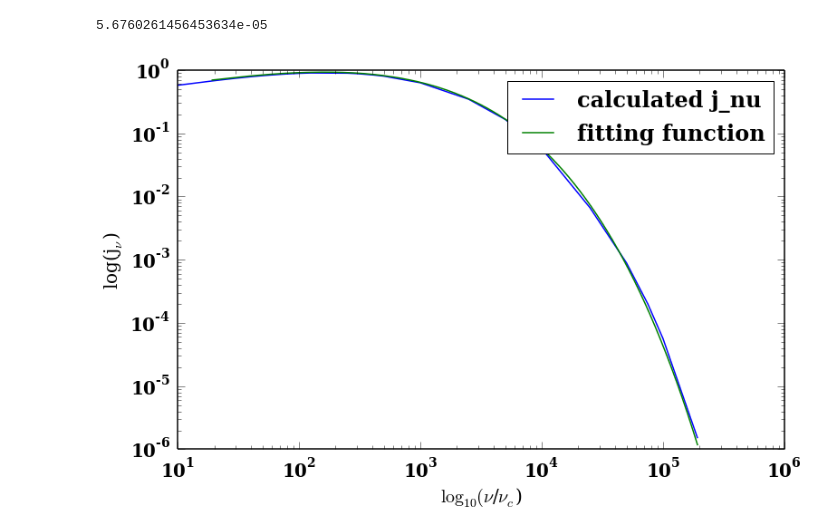
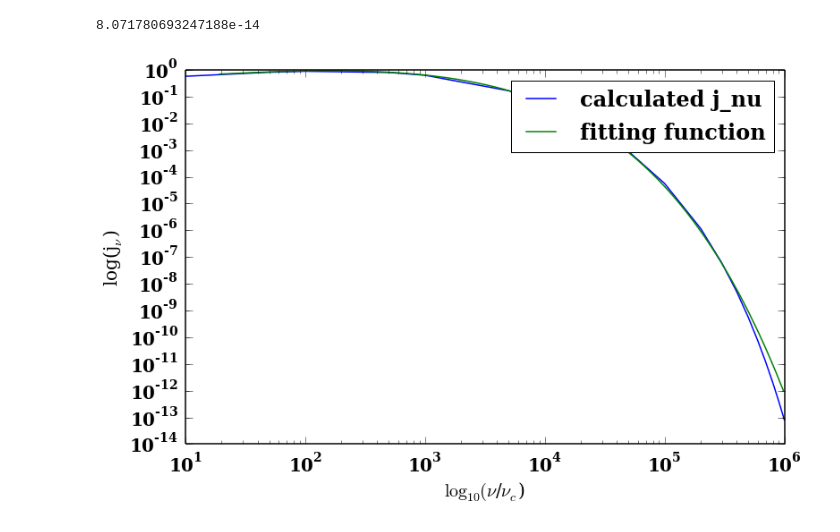
Before and after one commit to aapandy2/kappa_distributions, a Jupyter notebook: jnu_calculator_thermal.ipynb, the cells around one changed output. Cells and saved outputs as stored; diff of their text form; code cells hidden in the pictures.

Commit message:
fixed myBesselJ, added myBesselJ bessel function calculator to jnu_thermal_calculator, plotted jnu for thermal dist with both scipy bessel and myBesselJ

```diff
--- a/jnu_calculator_thermal.ipynb
+++ b/jnu_calculator_thermal.ipynb
@@ -53,7 +225,7 @@ n_e_NT = 1.
 
 #variables to be set (frequency, observer angle, width of delta function, electron number density,
 # sum index n)
-nu = 1.e5 * nu_c
+nu = 1000000. * nu_c
 theta = np.pi/3.
 epsilon = 0.01
 n_e = 1.
@@ -92,6 +264,8 @@ def K_s(gamma, n):
     z = (nu * gamma * beta * np.sin(theta) * np.sqrt(1 - cos_xi**2.))/nu_c
     K_xx = M**2. * (special.jv(n, z))**2.
     K_yy = N**2. * (special.jvp(n, z, 1))**2.
+    #K_xx = M**2. * (my_Bessel_J(n, z))**2.
+    #K_yy = N**2. * (my_Bessel_dJ(n, z, 1))**2.
     ans = K_xx + K_yy
     return ans
 
@@ -157,27 +331,27 @@ n_summation(n_max)
 
 #print gamma_integration_result(10)
 # %% [output]
-5.6760261456453634e-05
+8.071780693247188e-14
 # %%
-#approximate fit to thermal MBS emissivity eq. 72
+#approximate fit to thermal MBS emissivity eq. 72, using scipy.special bessel function calculator
 #X = nu/nu_s
 def eq_72_jnu(X):
     prefactor = (n_e * np.sqrt(2.) * np.pi * e**2. * nu_s)/(3. * special.kn(2., 1./theta_e) * c)
     f_of_X = (X**(1./2.) + 2**(11./12.) * X**(1./6.))**2. * np.exp(-X**(1./3.))
     ans = prefactor * f_of_X
     return ans
 
-X = np.arange(0, 10000., 1.)
-data = np.loadtxt('/home/alex/Documents/total_jnu_values3.txt')
+X = np.arange(0, 50900., 1.)
+data = np.loadtxt('/home/alex/kappa_dist/jnu_scipy.txt')
 pl.xlabel("$\\log_{10}(\\nu$/$\\nu_c$)")
 pl.ylabel("log(j$_\\nu$)")
 
 #since we are plotting nu/nu_c, and X = nu/nu_s, we
 #need to plot (X * nu_s)/nu_c, eq_72(X)
 #used sums up until nu/nu_c = 10000 (including missing point 5000)
 pl.loglog(data[:, 0], data[:, 1], label='calculated j_nu')
 pl.loglog((X * nu_s)/nu_c, eq_72_jnu(X), label='fitting function')
 pl.legend()
 pl.show()
 # %% [output]
-[figure, old version]
+[figure, new version]
```
Also changed, not shown: parts of 5 cells of this notebook, 1 other file.
